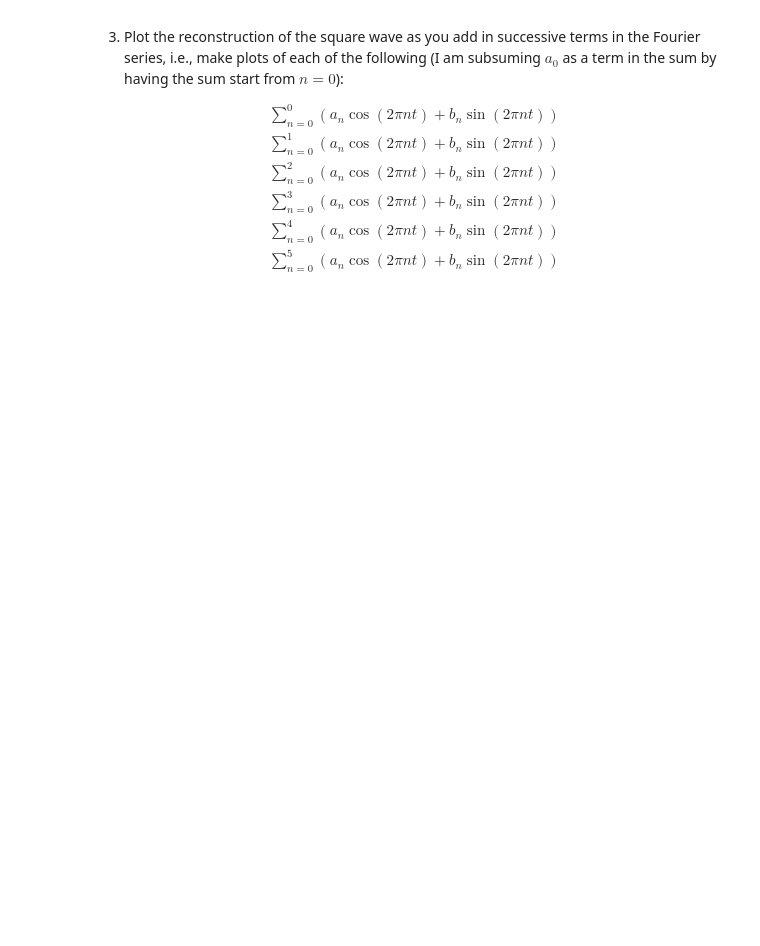
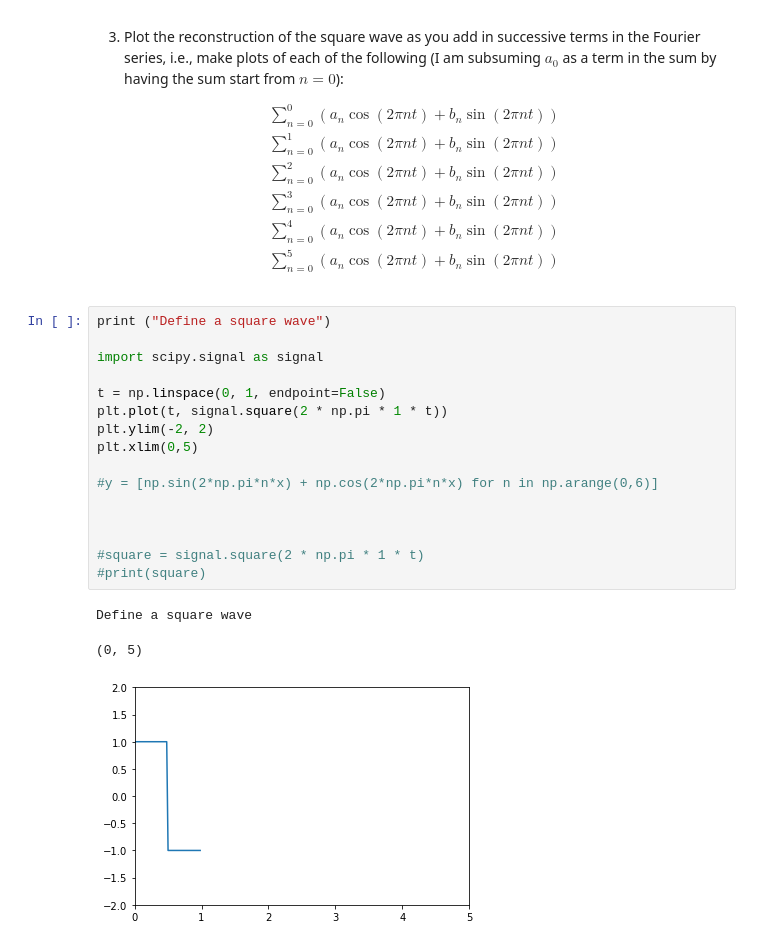
Before and after one commit to ling592b-f19/ling592b-f19-ps02-nisayas, a Jupyter notebook: 592B-f19_ps02.ipynb, the cells around one changed output. Saved outputs shown, nothing was run; the diff lists cells and outputs as text; blank space fills up the shorter version.

```diff
--- a/592B-f19_ps02.ipynb
+++ b/592B-f19_ps02.ipynb
@@ -74,3 +98,23 @@ pattern for the coefficient values of the infinite series.
           \displaystyle\sum\limits_{n=0}^4 \left(a_n\cos(2\pi nt) + b_n\sin(2\pi nt)\right)\\
            \displaystyle\sum\limits_{n=0}^5 \left(a_n\cos(2\pi nt) + b_n\sin(2\pi nt)\right)\\
 \end{align}
+# %%
+print ("Define a square wave")
+
+import scipy.signal as signal
+
+t = np.linspace(0, 1, endpoint=False)
+plt.plot(t, signal.square(2 * np.pi * 1 * t))
+plt.ylim(-2, 2)
+plt.xlim(0,5)
+
+#y = [np.sin(2*np.pi*n*x) + np.cos(2*np.pi*n*x) for n in np.arange(0,6)]
+
+
+
+#square = signal.square(2 * np.pi * 1 * t)
+#print(square)
+# %% [output]
+Define a square wave
+(0, 5)
+[figure, added]
```
Also changed, not shown: parts of 5 cells of this notebook.
